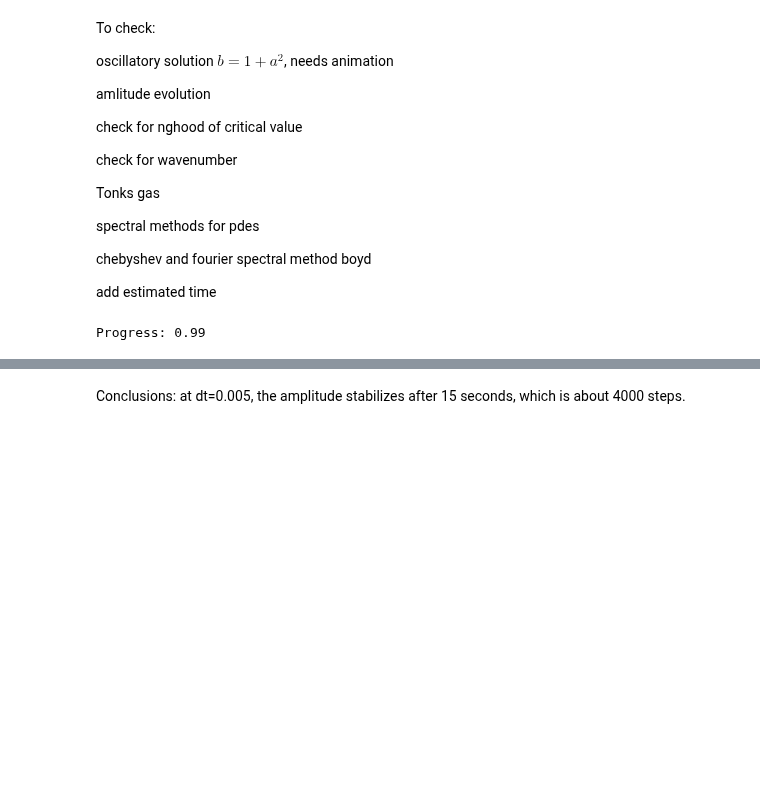
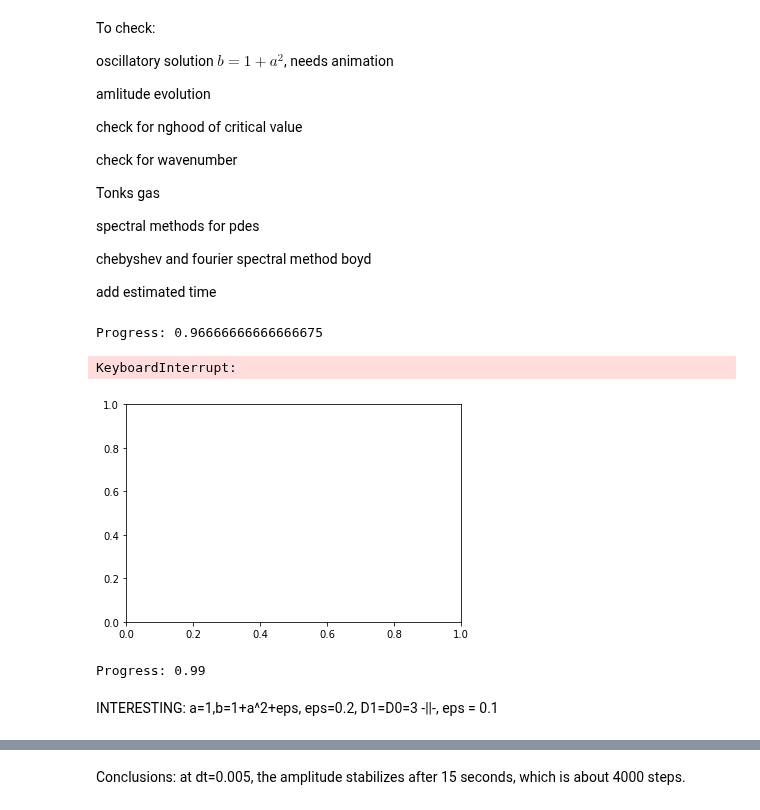
Before and after one commit to l-ada/Turing-models, a Jupyter notebook: brusselator.ipynb, the cells around one changed output, grey strips where cells are left out. Cells and saved outputs as stored; diff of their text form; code cells hidden in the pictures; blank space fills up the shorter version.

```diff
--- a/brusselator.ipynb
+++ b/brusselator.ipynb
@@ -21,10 +44,14 @@ from matplotlib import rc
 import matplotlib.animation as animation
 %matplotlib inline
 
-def create_initial_array(num_of_nodes, ampl = 0.1):
+def create_initial_array(num_of_nodes, ampl = 0.1), two_dim = True:
+    if two_dim == False:
+        return np.random.rand(num_of_nodes) * ampl
     #return initial concentration of substance. Can be random, should be positive
     return np.random.rand(num_of_nodes,num_of_nodes) * ampl
+
 # for now
+
 class Brusselator():
     def __init__(self,N = 100, L = 40*np.pi, a=1.5, b=2.34, D0=2.8, D1=22.4, NUM_STEPS=10**4, dt = 0.005, method = 'pseudo-spectral'):
         self.N = N
@@ -65,6 +92,8 @@ class Brusselator():
     #     return self.fu, self.fv
     # def get_method(self):
     #     return self.method
+    def print_parameters(self):
+        f"Simulation for a={self.a},b={self.b},NUM_STEPS={self.NUM_STEPS},N={self.N}, D0={self.D0}, D1={self.D1}, dt = {self.dt}, L={self.L}"
 # %%
 
 def create_wavenumber_array(num_modes, L):
@@ -260,9 +292,9 @@ def simulate_and_plot(brusselator_class ,name = "default.png", save = False):
 def run_animation(brusselator_class = Brusselator(NUM_STEPS=100)):
     fig, ax = plt.subplots()
     t,u,v = perform_simulation(brusselator_class,save_full=True)
-    data_red = u[::40,:,:]
+    data_red = u[len(t)//2:,:,:]
     # data_red = u
-    # N, L, NUM_STEPS, dt = brusselator_class.get_simulation_parameters()
+
     N, L, NUM_STEPS, dt = brusselator_class.N, brusselator_class.L, brusselator_class.NUM_STEPS, brusselator_class.dt
 
     xs = np.arange(0.0,L,L/N)
@@ -291,15 +323,29 @@ def run_animation(brusselator_class = Brusselator(NUM_STEPS=100)):
     # anim.save('animation.mp4', writer = FFwriter)
     return anim
 # %%
-method = 'finite-difference'
-bruss = Brusselator(NUM_STEPS=10**4, dt = 0.005, method=method)
-# anim = run_animation(bruss)
+import matplotlib
+matplotlib.rcParams['animation.embed_limit'] = 2**128
+D0 = 1
+D1 = 1
+L = 3
+eps = 0.3
+a = 1
+b = 1+a**2 + eps
+bruss = Brusselator(a=a, b=b,D0 = D0, D1 = D1,NUM_STEPS=3*10**3, dt= 0.003)
+anim = run_animation(bruss)
+
 FFwriter = animation.FFMpegWriter(fps=10)
-# anim.save('finite_difference.mp4', writer = FFwriter)
-method = 'pseudo-spectral'
-bruss.method = method
+anim.save('decaying_oscillations.mp4', writer = FFwriter)
+# method = 'pseudo-spectral'
+# bruss.method = method
 # anim = run_animation(bruss)
 # anim.save('pseudospectral.mp4', writer = FFwriter)
+
+anim
+# %% [output]
+Progress: 0.96666666666666675
+KeyboardInterrupt:
+[figure, added]
 # %%
 # anim.save("faulty.gif", writer='imagemagick', fps=15)
 # FFwriter = animation.FFMpegWriter(fps=10)
@@ -312,6 +363,9 @@ br = Brusselator(NUM_STEPS=10**4, dt= 0.005)
 time, u , v = perform_simulation(br,save_full= True)
 # %% [output]
 Progress: 0.99
+# %% [markdown]
+INTERESTING: a=1,b=1+a^2+eps, eps=0.2, D1=D0=3
+            -||-, eps = 0.1
 # %%
 ############
 # SOLUTION #
```
Also changed, not shown: parts of 6 cells of this notebook.
